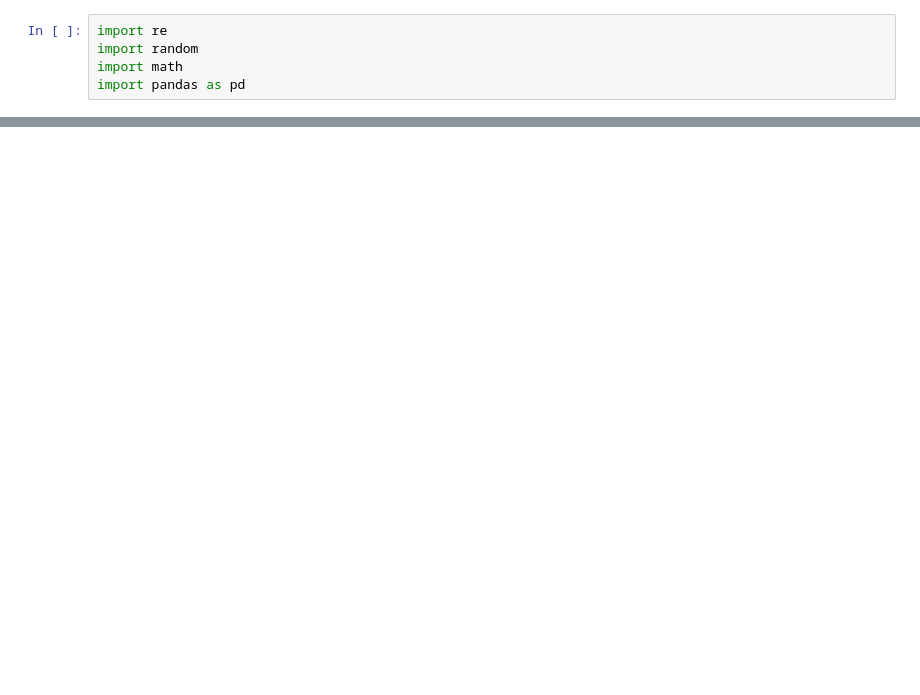
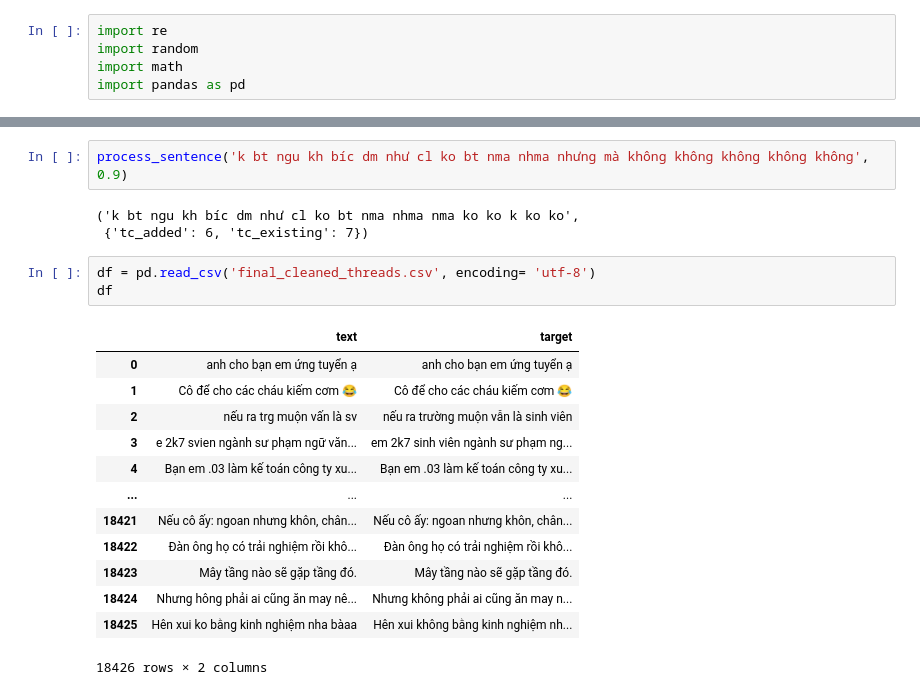
Before and after one commit to sonle17092006/TeenCodeTranslator, a Jupyter notebook: process_thread_data/inject_teencode.ipynb, the cells around one changed output, grey strips where cells are left out. Saved outputs shown, nothing was run; the diff lists cells and outputs as text; blank space fills up the shorter version.

```diff
--- a/process_thread_data/inject_teencode.ipynb
+++ b/process_thread_data/inject_teencode.ipynb
@@ -5,0 +616,22 @@ import pandas as pd
+# %%
+process_sentence('k bt ngu kh bíc dm như cl ko bt nma nhma nhưng mà không không không không không', 0.9)
+# %% [output]
+('k bt ngu kh bíc dm như cl ko bt nma nhma nma ko ko k ko ko',
+ {'tc_added': 6, 'tc_existing': 7})
+# %%
+df = pd.read_csv('final_cleaned_threads.csv', encoding= 'utf-8')
+df
+# %% [output]
+|  | text | target |
+| 0 | anh cho bạn em ứng tuyển ạ | anh cho bạn em ứng tuyển ạ |
+| 1 | Cô để cho các cháu kiếm cơm 😂 | Cô để cho các cháu kiếm cơm 😂 |
+| 2 | nếu ra trg muộn vấn là sv | nếu ra trường muộn vẫn là sinh viên |
+| 3 | e 2k7 svien ngành sư phạm ngữ văn... | em 2k7 sinh viên ngành sư phạm ng... |
+| 4 | Bạn em .03 làm kế toán công ty xu... | Bạn em .03 làm kế toán công ty xu... |
+| ... | ... | ... |
+| 18421 | Nếu cô ấy: ngoan nhưng khôn, chân... | Nếu cô ấy: ngoan nhưng khôn, chân... |
+| 18422 | Đàn ông họ có trải nghiệm rồi khô... | Đàn ông họ có trải nghiệm rồi khô... |
+| 18423 | Mây tầng nào sẽ gặp tầng đó. | Mây tầng nào sẽ gặp tầng đó. |
+| 18424 | Nhưng hông phải ai cũng ăn may nê... | Nhưng không phải ai cũng ăn may n... |
+| 18425 | Hên xui ko bằng kinh nghiệm nha bàaa | Hên xui không bằng kinh nghiệm nh... |
+18426 rows × 2 columns
```
Also changed, not shown: parts of 9 cells of this notebook, 4 other files.
